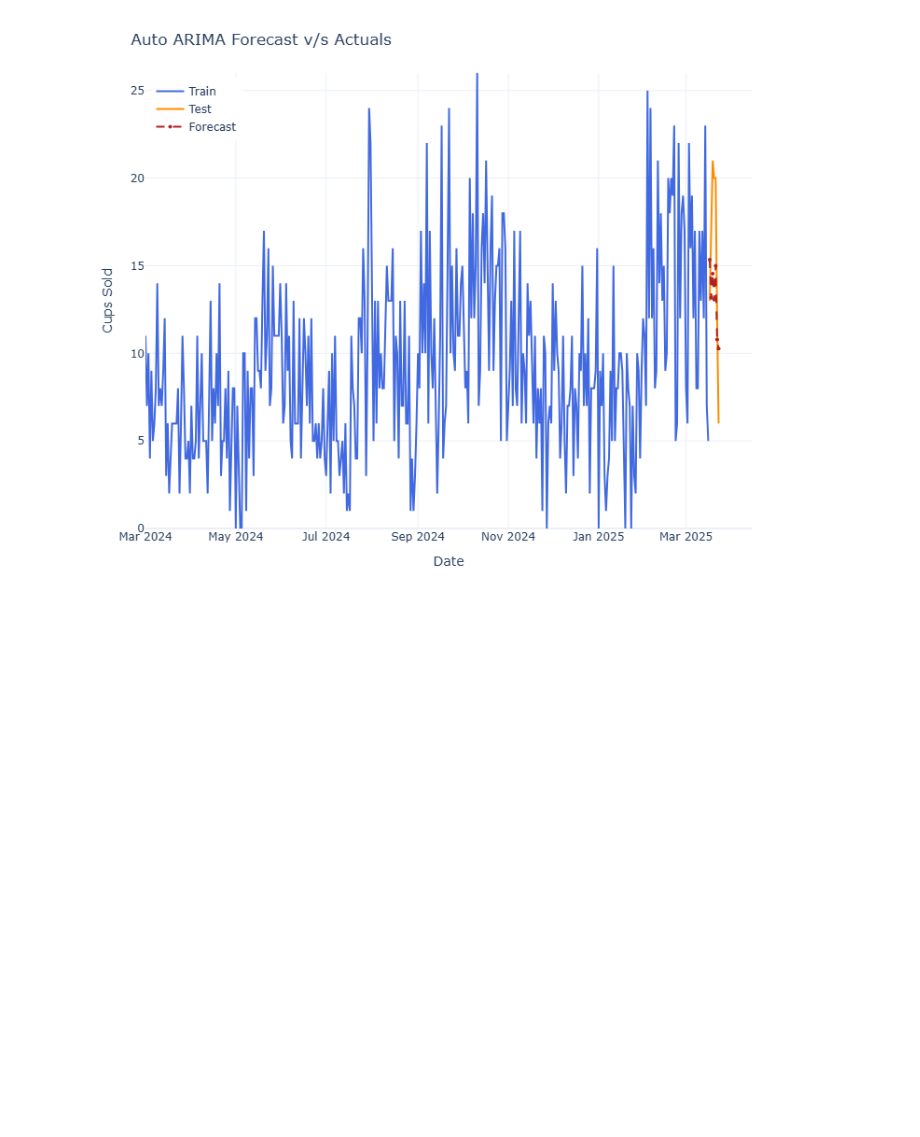
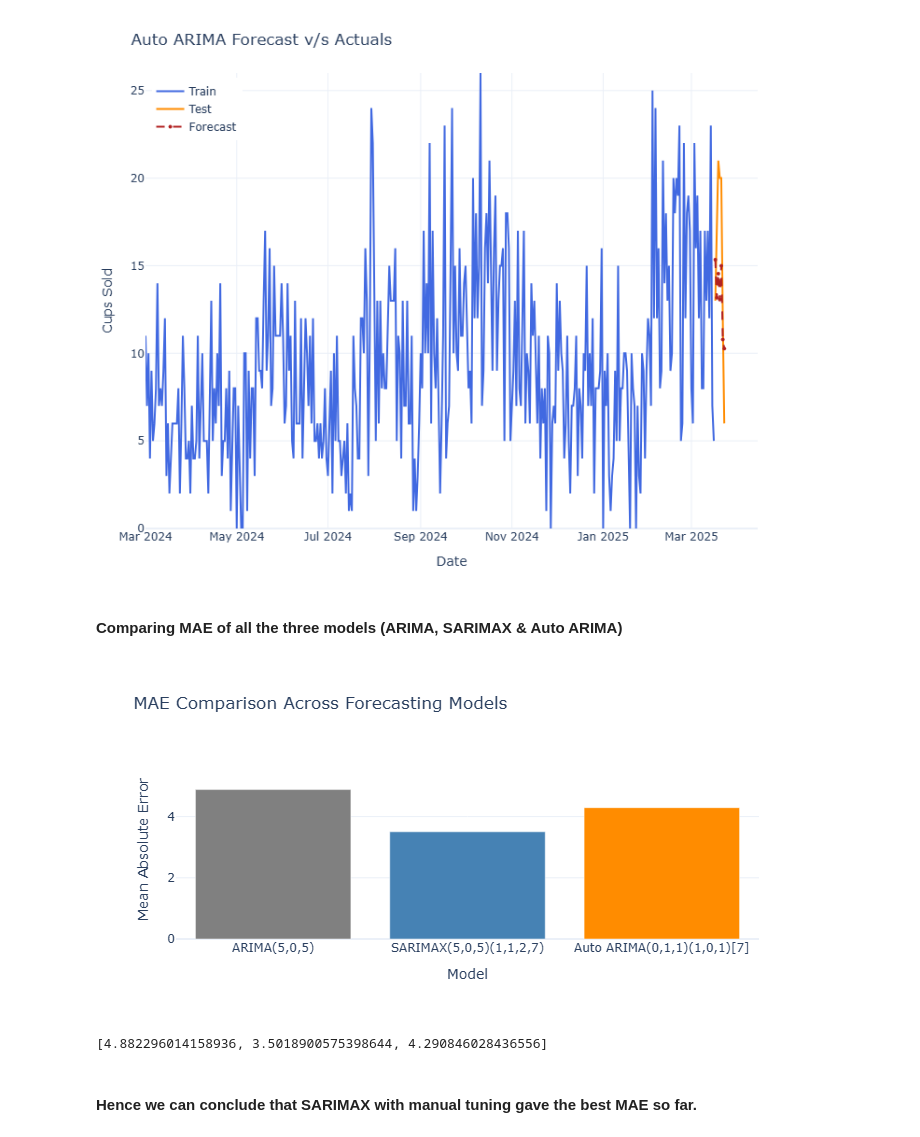
Before and after one commit to AyAnand117/Coffee-Sales, a Jupyter notebook: Notebooks/Coffee_Sales_EDA&TSA.ipynb, the cells around one changed output. Saved outputs shown, nothing was run; the diff lists cells and outputs as text; code cells hidden in the pictures; blank space fills up the shorter version.

```diff
--- a/Notebooks/Coffee_Sales_EDA&TSA.ipynb
+++ b/Notebooks/Coffee_Sales_EDA&TSA.ipynb
@@ -983,3 +983,31 @@ Auto ARIMA RMSE:  4.70
 forecast_actuals(csdTrain, csdTest, forecast='auto_forecast', title="Auto ARIMA Forecast v/s Actuals")
 # %% [output]
 [figure]
+# %% [markdown]
+#### Comparing MAE of all the three models (ARIMA, SARIMAX & Auto ARIMA)
+# %%
+# Storing all MAE values
+mae_values = [mae_arima, sm_mae, mae_auto]
+
+# Plotting them
+models_set = ['ARIMA(5,0,5)', 'SARIMAX(5,0,5)(1,1,2,7)', 'Auto ARIMA(0,1,1)(1,0,1)[7]']
+
+fig = go.Figure(data=[
+    go.Bar(x=models_set, y=mae_values, marker_color=['gray','steelblue','darkorange'])
+])
+
+# Customizing
+fig.update_layout(
+    title = "MAE Comparison Across Forecasting Models",
+    xaxis_title = "Model",
+    yaxis_title = "Mean Absolute Error",
+    yaxis = dict(range=[0, max(mae_values)+1]),
+    template = "plotly_white"
+)
+fig.show()
+print(mae_values)
+# %% [output]
+[figure, added]
+[4.882296014158936, 3.5018900575398644, 4.290846028436556]
+# %% [markdown]
+#### Hence we can conclude that SARIMAX with manual tuning gave the best MAE so far.
```
Also changed, not shown: parts of 4 cells of this notebook.
